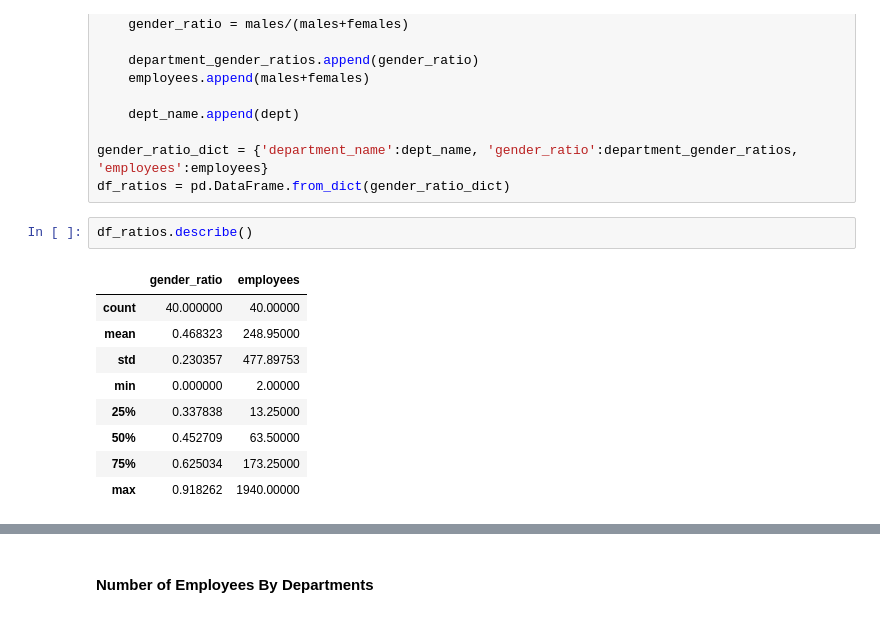
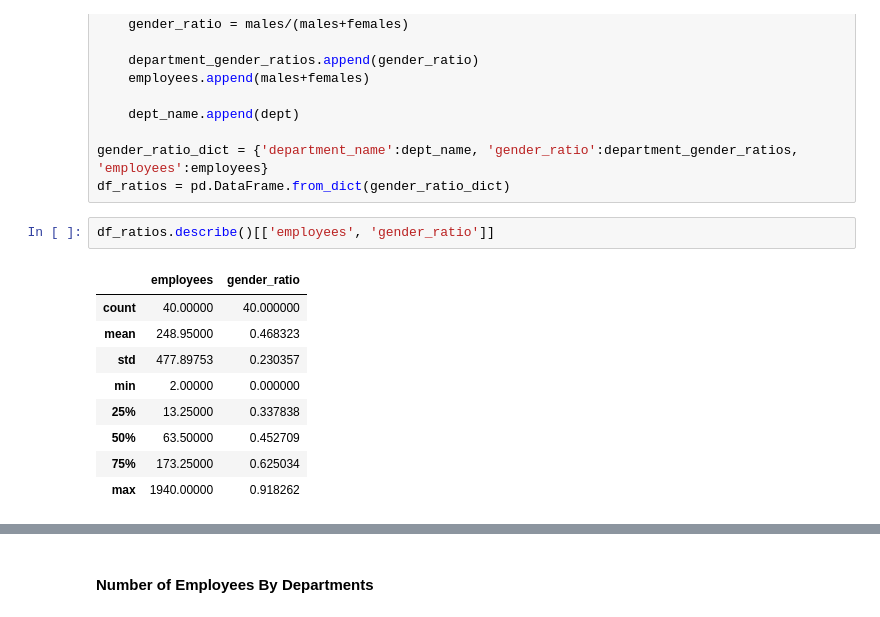
Before and after one commit to penichols10/Predicting-Gender-from-MoCo-Employment-Data, a Jupyter notebook: moco_employees.ipynb, the cells around one changed output, grey strips where cells are left out. Saved outputs shown, nothing was run; the diff lists cells and outputs as text.

```diff
--- a/moco_employees.ipynb
+++ b/moco_employees.ipynb
@@ -314,14 +333,14 @@ for dept in df['department_name'].unique():
 gender_ratio_dict = {'department_name':dept_name, 'gender_ratio':department_gender_ratios, 'employees':employees}
 df_ratios = pd.DataFrame.from_dict(gender_ratio_dict)
 # %%
-df_ratios.describe()
+df_ratios.describe()[['employees', 'gender_ratio']]
 # %% [output]
-|  | gender_ratio | employees |
-| count | 40.000000 | 40.00000 |
-| mean | 0.468323 | 248.95000 |
-| std | 0.230357 | 477.89753 |
-| min | 0.000000 | 2.00000 |
-| 25% | 0.337838 | 13.25000 |
-| 50% | 0.452709 | 63.50000 |
-| 75% | 0.625034 | 173.25000 |
-| max | 0.918262 | 1940.00000 |
+|  | employees | gender_ratio |
+| count | 40.00000 | 40.000000 |
+| mean | 248.95000 | 0.468323 |
+| std | 477.89753 | 0.230357 |
+| min | 2.00000 | 0.000000 |
+| 25% | 13.25000 | 0.337838 |
+| 50% | 63.50000 | 0.452709 |
+| 75% | 173.25000 | 0.625034 |
+| max | 1940.00000 | 0.918262 |
```
Also changed, not shown: parts of 34 cells of this notebook, 1 other file.
